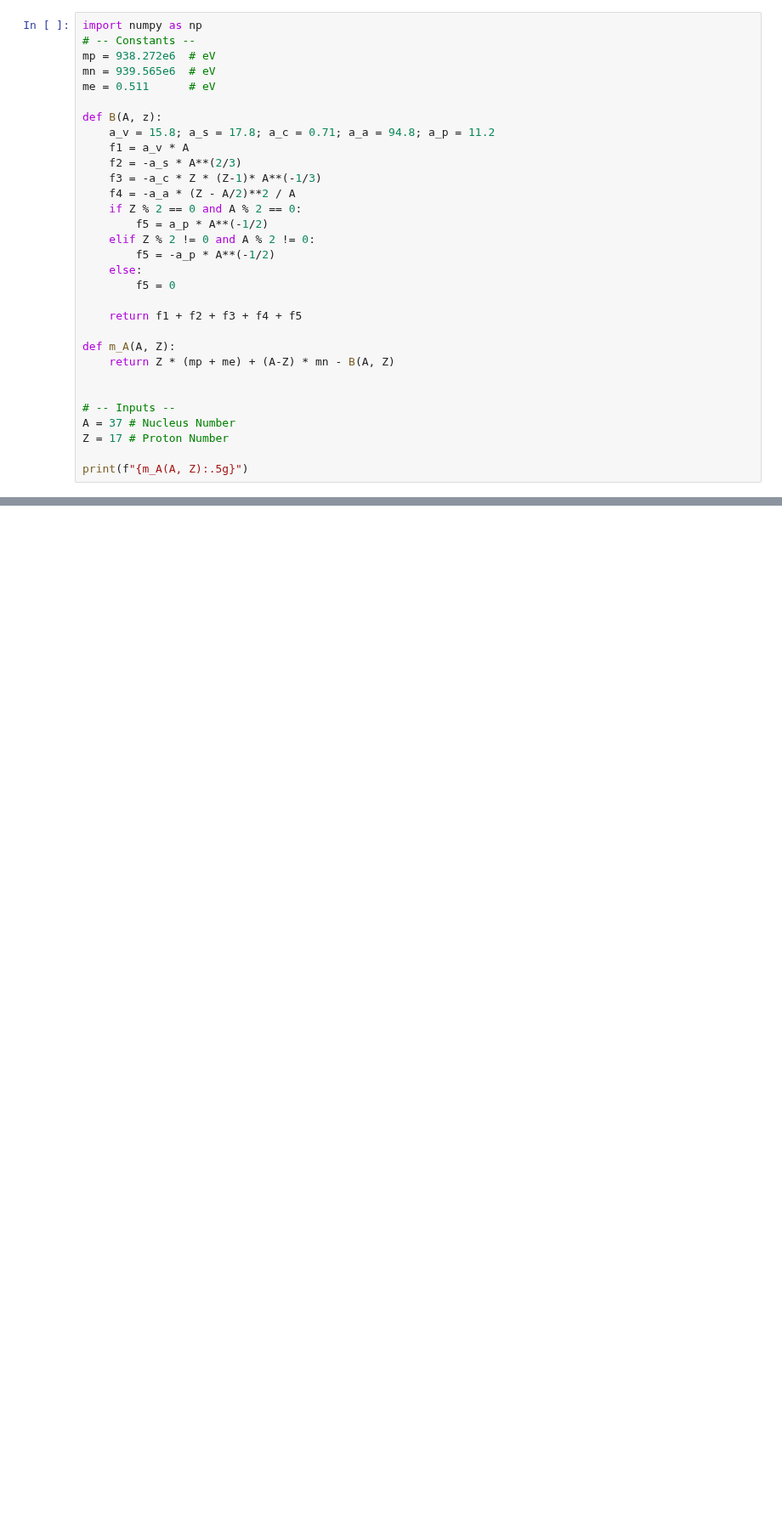
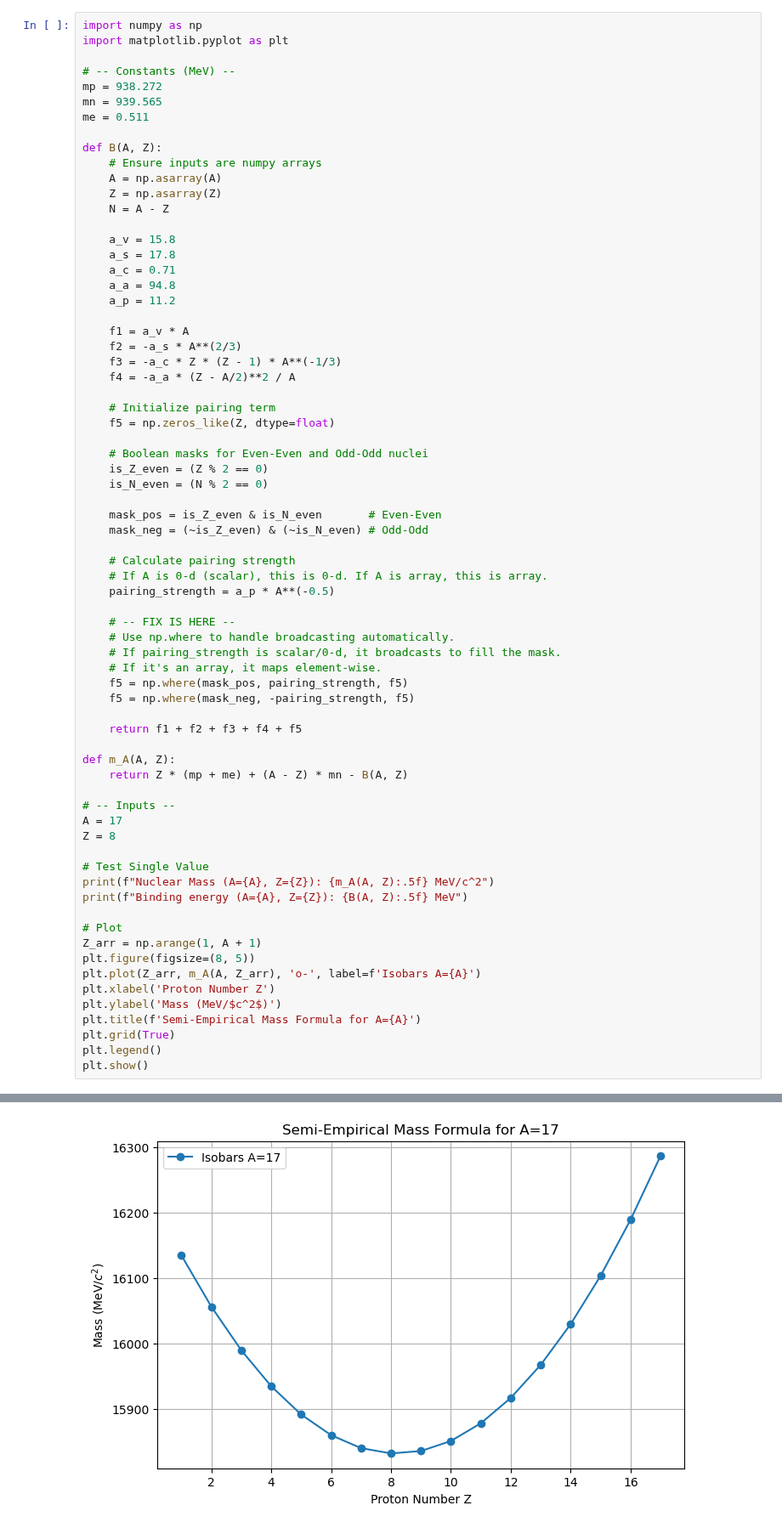
Before and after one commit to Moth-0/Uni, a Jupyter notebook: 5. Semester/Kerne/SEMF.ipynb, the cells around one changed output, grey strips where cells are left out. Shown at 85% size. Drawn from its saved outputs; the diff is of its cells as text; blank space fills up the shorter version.

```diff
--- a/5. Semester/Kerne/SEMF.ipynb
+++ b/5. Semester/Kerne/SEMF.ipynb
@@ -4,33 +4,72 @@
 ![image-2.png](attachment:image-2.png)
 # %%
 import numpy as np
-# -- Constants --
-mp = 938.272e6  # eV
-mn = 939.565e6  # eV
-me = 0.511      # eV
+import matplotlib.pyplot as plt
 
-def B(A, z):
-    a_v = 15.8; a_s = 17.8; a_c = 0.71; a_a = 94.8; a_p = 11.2
+# -- Constants (MeV) --
+mp = 938.272
+mn = 939.565
+me = 0.511
+
+def B(A, Z):
+    # Ensure inputs are numpy arrays
+    A = np.asarray(A)
+    Z = np.asarray(Z)
+    N = A - Z
+
+    a_v = 15.8
+    a_s = 17.8
+    a_c = 0.71
+    a_a = 94.8
+    a_p = 11.2
+
     f1 = a_v * A
     f2 = -a_s * A**(2/3)
-    f3 = -a_c * Z * (Z-1)* A**(-1/3)
+    f3 = -a_c * Z * (Z - 1) * A**(-1/3)
     f4 = -a_a * (Z - A/2)**2 / A
-    if Z % 2 == 0 and A % 2 == 0:
-        f5 = a_p * A**(-1/2)
-    elif Z % 2 != 0 and A % 2 != 0:
-        f5 = -a_p * A**(-1/2)
-    else:
-        f5 = 0
+
+    # Initialize pairing term
+    f5 = np.zeros_like(Z, dtype=float)
+
+    # Boolean masks for Even-Even and Odd-Odd nuclei
+    is_Z_even = (Z % 2 == 0)
+    is_N_even = (N % 2 == 0)
+
+    mask_pos = is_Z_even & is_N_even       # Even-Even
+    mask_neg = (~is_Z_even) & (~is_N_even) # Odd-Odd
+
+    # Calculate pairing strength
+    # If A is 0-d (scalar), this is 0-d. If A is array, this is array.
+    pairing_strength = a_p * A**(-0.5)
+
+    # -- FIX IS HERE --
+    # Use np.where to handle broadcasting automatically.
+    # If pairing_strength is scalar/0-d, it broadcasts to fill the mask.
+    # If it's an array, it maps element-wise.
+    f5 = np.where(mask_pos, pairing_strength, f5)
+    f5 = np.where(mask_neg, -pairing_strength, f5)
 
     return f1 + f2 + f3 + f4 + f5
 
 def m_A(A, Z):
-    return Z * (mp + me) + (A-Z) * mn - B(A, Z)
-
+    return Z * (mp + me) + (A - Z) * mn - B(A, Z)
 
 # -- Inputs --
-A = 37 # Nucleus Number
-Z = 17 # Proton Number
+A = 17
+Z = 8
 
-print(f"{m_A(A, Z):.5g}")
+# Test Single Value
+print(f"Nuclear Mass (A={A}, Z={Z}): {m_A(A, Z):.5f} MeV/c^2")
+print(f"Binding energy (A={A}, Z={Z}): {B(A, Z):.5f} MeV")
+
+# Plot
+Z_arr = np.arange(1, A + 1)
+plt.figure(figsize=(8, 5))
+plt.plot(Z_arr, m_A(A, Z_arr), 'o-', label=f'Isobars A={A}')
+plt.xlabel('Proton Number Z')
+plt.ylabel('Mass (MeV/$c^2$)')
+plt.title(f'Semi-Empirical Mass Formula for A={A}')
+plt.grid(True)
+plt.legend()
+plt.show()
 # %% [output]
@@ -37,0 +79 @@ print(f"{m_A(A, Z):.5g}")
+[figure, added]
```
Also changed, not shown: parts of 1 cell of this notebook, 33 other files.
